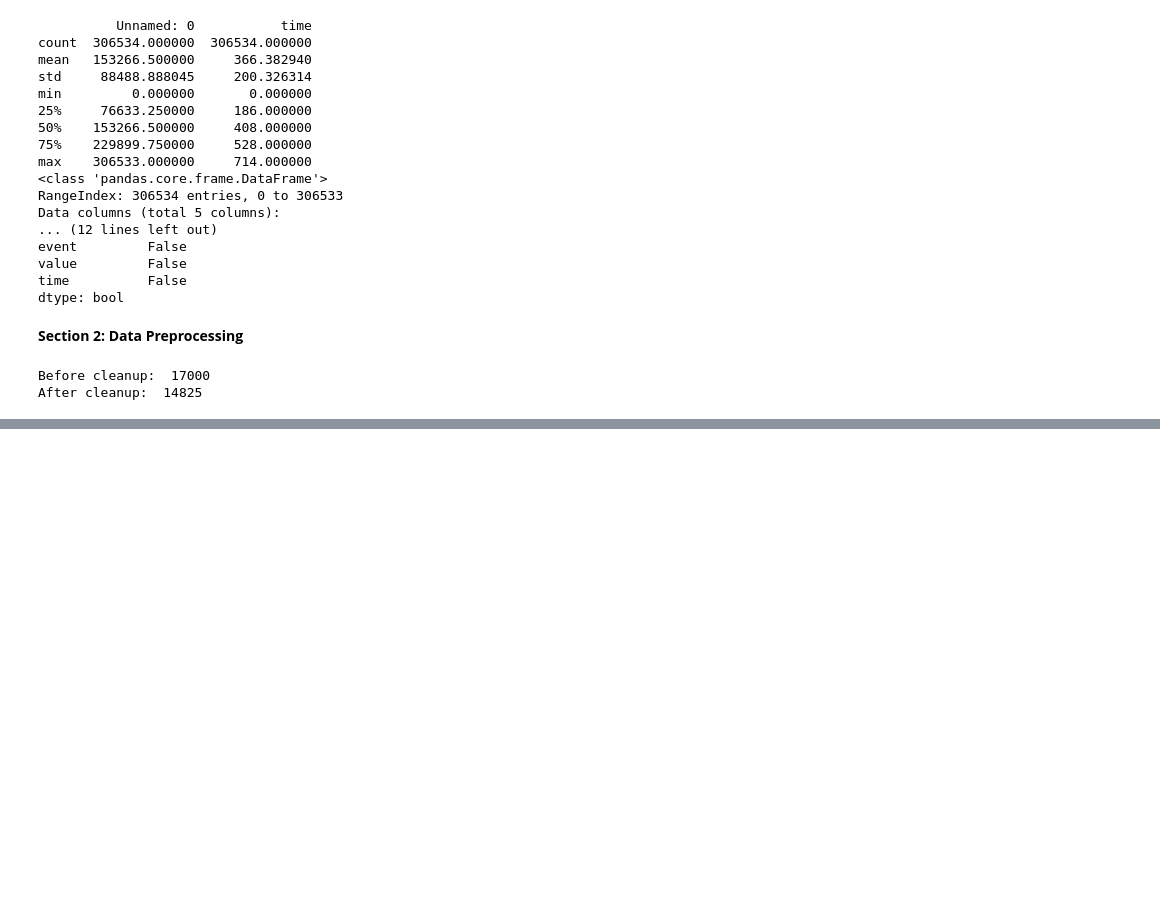
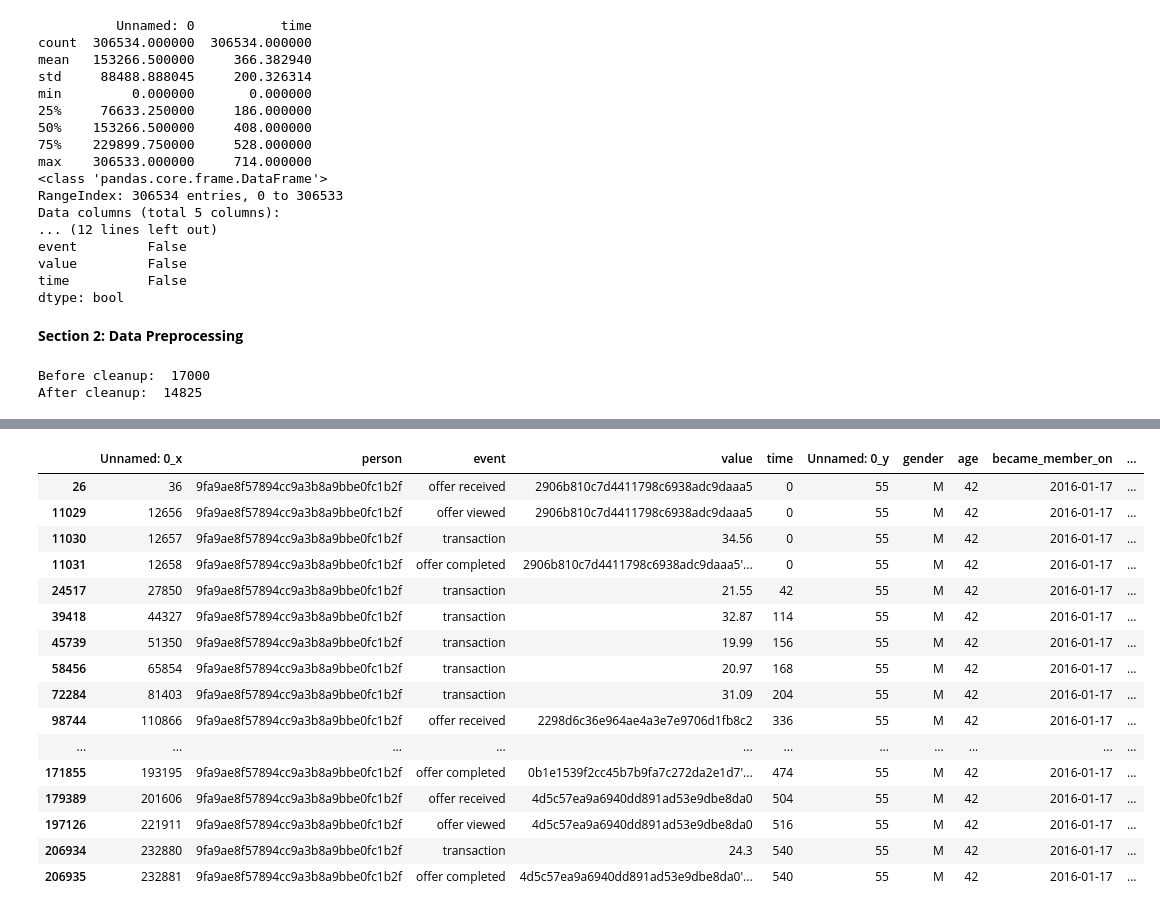
Before and after one commit to surf-guy/DSE200, a Jupyter notebook: MiniProjectStarter_Le.ipynb, the cells around one changed output, grey strips where cells are left out. Drawn from its saved outputs; the diff is of its cells as text; code cells hidden in the pictures; blank space fills up the shorter version.

Commit message:
stuck on splitting value column

```diff
--- a/MiniProjectStarter_Le.ipynb
+++ b/MiniProjectStarter_Le.ipynb
@@ -182,4 +182,4 @@ def parse_on_colon(s):
     value = parts[1].strip().strip("'\" ")
     return value
 
-transcript_df_clean["value1"] = transcript_df_clean["value"].apply(parse_on_colon)
+transcript_df_clean["value"] = transcript_df_clean["value"].apply(parse_on_colon)
@@ -201,0 +196,5 @@ transcript_df_clean
+# %%
+#Join transcript_df_clean with profile_df_clean
+transcript_profile_df = pd.merge(transcript_df_clean, profile_df_clean, left_on='person', right_on='id')
+transcript_profile_df.drop(columns=['id'], inplace=True)
+transcript_profile_df.head()
@@ -201,0 +240,22 @@ transcript_df_clean
+# %%
+#a person can have multiple records for various offers.  they may only transact on some of those offers.
+#NEED TO RETHINK IF WE WANT TO SPLIT THE VALUE COLUMN
+transcript_profile_df[transcript_profile_df['person'] == '9fa9ae8f57894cc9a3b8a9bbe0fc1b2f']
+# %% [output]
+|  | Unnamed: 0_x | person | event | value | time | Unnamed: 0_y | gender | age | became_member_on | ... |
+| 26 | 36 | 9fa9ae8f57894cc9a3b8a9bbe0fc1b2f | offer received | 2906b810c7d4411798c6938adc9daaa5 | 0 | 55 | M | 42 | 2016-01-17 | ... |
+| 11029 | 12656 | 9fa9ae8f57894cc9a3b8a9bbe0fc1b2f | offer viewed | 2906b810c7d4411798c6938adc9daaa5 | 0 | 55 | M | 42 | 2016-01-17 | ... |
+| 11030 | 12657 | 9fa9ae8f57894cc9a3b8a9bbe0fc1b2f | transaction | 34.56 | 0 | 55 | M | 42 | 2016-01-17 | ... |
+| 11031 | 12658 | 9fa9ae8f57894cc9a3b8a9bbe0fc1b2f | offer completed | 2906b810c7d4411798c6938adc9daaa5'... | 0 | 55 | M | 42 | 2016-01-17 | ... |
+| 24517 | 27850 | 9fa9ae8f57894cc9a3b8a9bbe0fc1b2f | transaction | 21.55 | 42 | 55 | M | 42 | 2016-01-17 | ... |
+| 39418 | 44327 | 9fa9ae8f57894cc9a3b8a9bbe0fc1b2f | transaction | 32.87 | 114 | 55 | M | 42 | 2016-01-17 | ... |
+| 45739 | 51350 | 9fa9ae8f57894cc9a3b8a9bbe0fc1b2f | transaction | 19.99 | 156 | 55 | M | 42 | 2016-01-17 | ... |
+| 58456 | 65854 | 9fa9ae8f57894cc9a3b8a9bbe0fc1b2f | transaction | 20.97 | 168 | 55 | M | 42 | 2016-01-17 | ... |
+| 72284 | 81403 | 9fa9ae8f57894cc9a3b8a9bbe0fc1b2f | transaction | 31.09 | 204 | 55 | M | 42 | 2016-01-17 | ... |
+| 98744 | 110866 | 9fa9ae8f57894cc9a3b8a9bbe0fc1b2f | offer received | 2298d6c36e964ae4a3e7e9706d1fb8c2 | 336 | 55 | M | 42 | 2016-01-17 | ... |
+| ... | ... | ... | ... | ... | ... | ... | ... | ... | ... | ... |
+| 171855 | 193195 | 9fa9ae8f57894cc9a3b8a9bbe0fc1b2f | offer completed | 0b1e1539f2cc45b7b9fa7c272da2e1d7'... | 474 | 55 | M | 42 | 2016-01-17 | ... |
+| 179389 | 201606 | 9fa9ae8f57894cc9a3b8a9bbe0fc1b2f | offer received | 4d5c57ea9a6940dd891ad53e9dbe8da0 | 504 | 55 | M | 42 | 2016-01-17 | ... |
+| 197126 | 221911 | 9fa9ae8f57894cc9a3b8a9bbe0fc1b2f | offer viewed | 4d5c57ea9a6940dd891ad53e9dbe8da0 | 516 | 55 | M | 42 | 2016-01-17 | ... |
+| 206934 | 232880 | 9fa9ae8f57894cc9a3b8a9bbe0fc1b2f | transaction | 24.3 | 540 | 55 | M | 42 | 2016-01-17 | ... |
+| 206935 | 232881 | 9fa9ae8f57894cc9a3b8a9bbe0fc1b2f | offer completed | 4d5c57ea9a6940dd891ad53e9dbe8da0'... | 540 | 55 | M | 42 | 2016-01-17 | ... |
```
Also changed, not shown: parts of 7 cells of this notebook.
